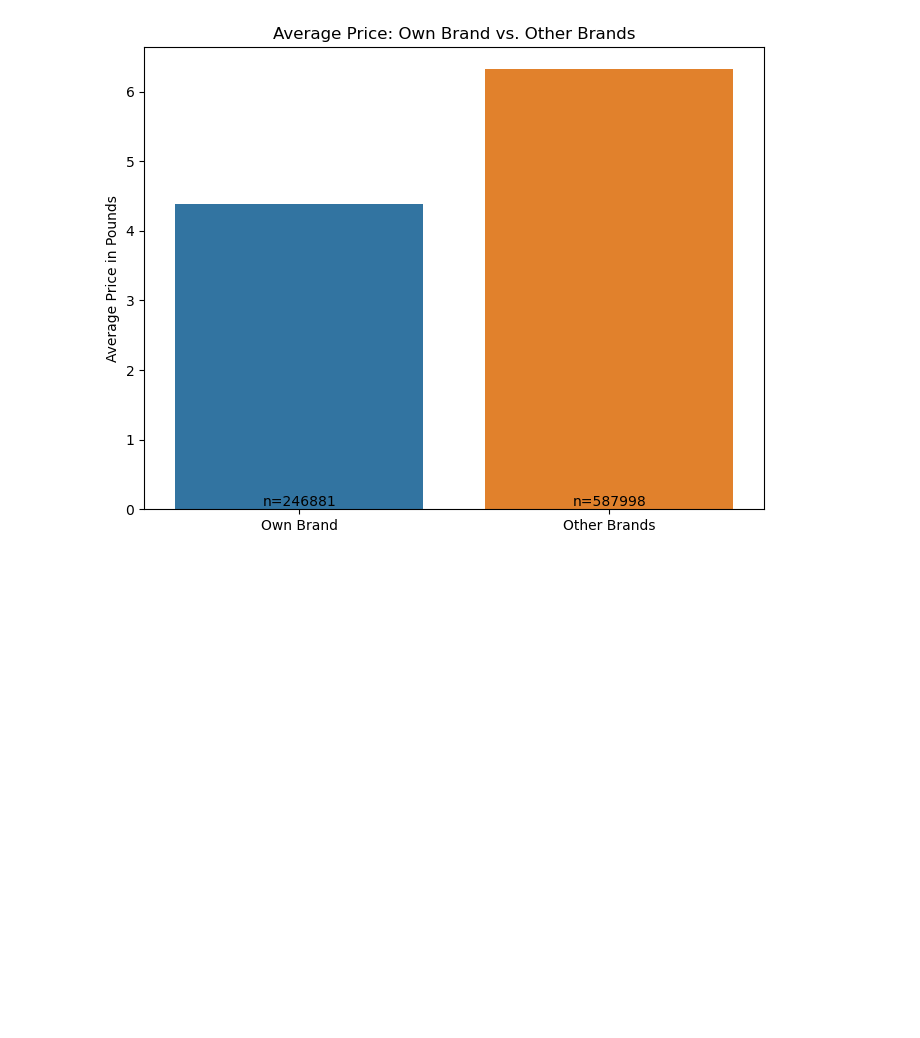
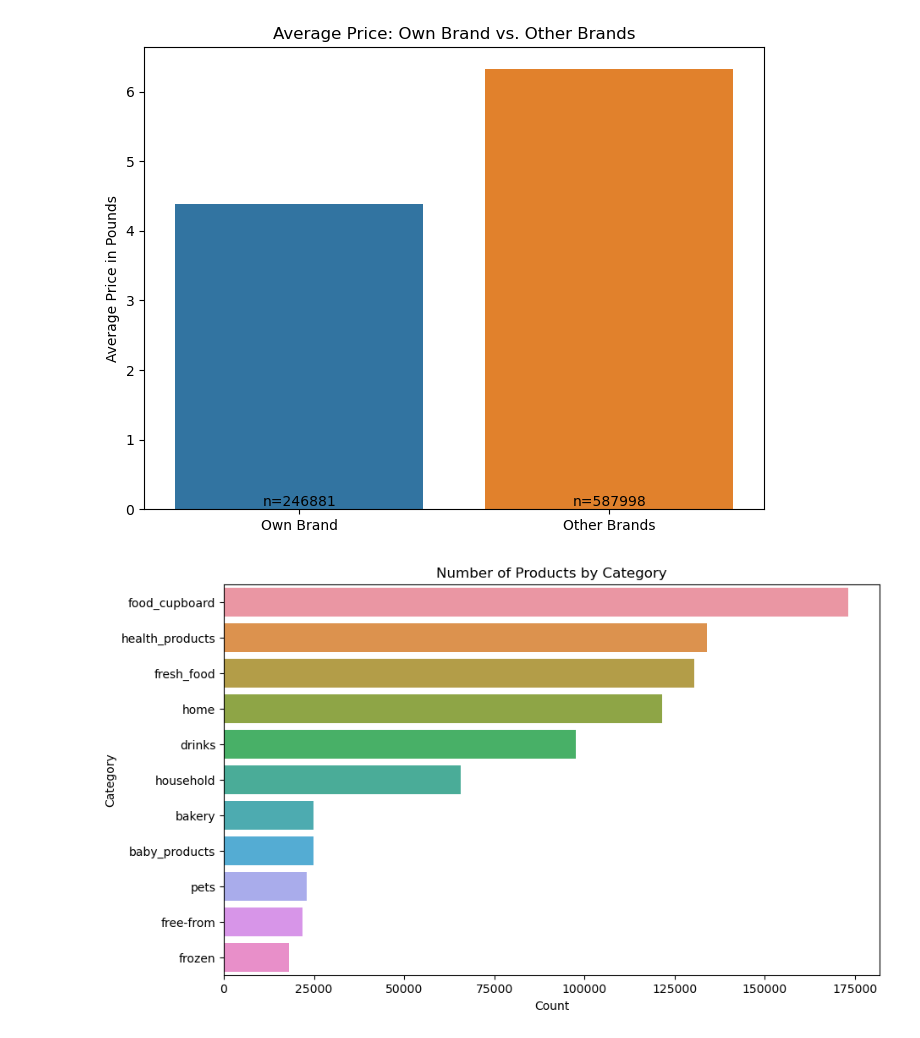
Before and after one commit to purvij07/Revenue-Prediction-Customer-Analytics-for-Supermarket-Data, a Jupyter notebook: code/ASDA_UK_SuperMarket.ipynb, the cells around one changed output. Cells and saved outputs as stored; diff of their text form; code cells hidden in the pictures; blank space fills up the shorter version.

Commit message:
Updated ASDA, Sainsbury dataset code

```diff
--- a/code/ASDA_UK_SuperMarket.ipynb
+++ b/code/ASDA_UK_SuperMarket.ipynb
@@ -150,3 +143,16 @@ The `ci` parameter is deprecated. Use `errorbar=None` for the same effect.
 
   sns.barplot(x='brand_type', y='prices_pounds', data=asda_data, estimator=np.mean, ci=None)
 [figure]
+# %%
+import seaborn as sns
+import matplotlib.pyplot as plt
+
+# Bar chart showing the number of products per category
+plt.figure(figsize=(10, 6))
+sns.countplot(y='category', data=asda_data, order=asda_data['category'].value_counts().index)
+plt.title('Number of Products by Category')
+plt.xlabel('Count')
+plt.ylabel('Category')
+plt.show()
+# %% [output]
+[figure, added]
```
Also changed, not shown: parts of 8 cells of this notebook, 1 other file.
